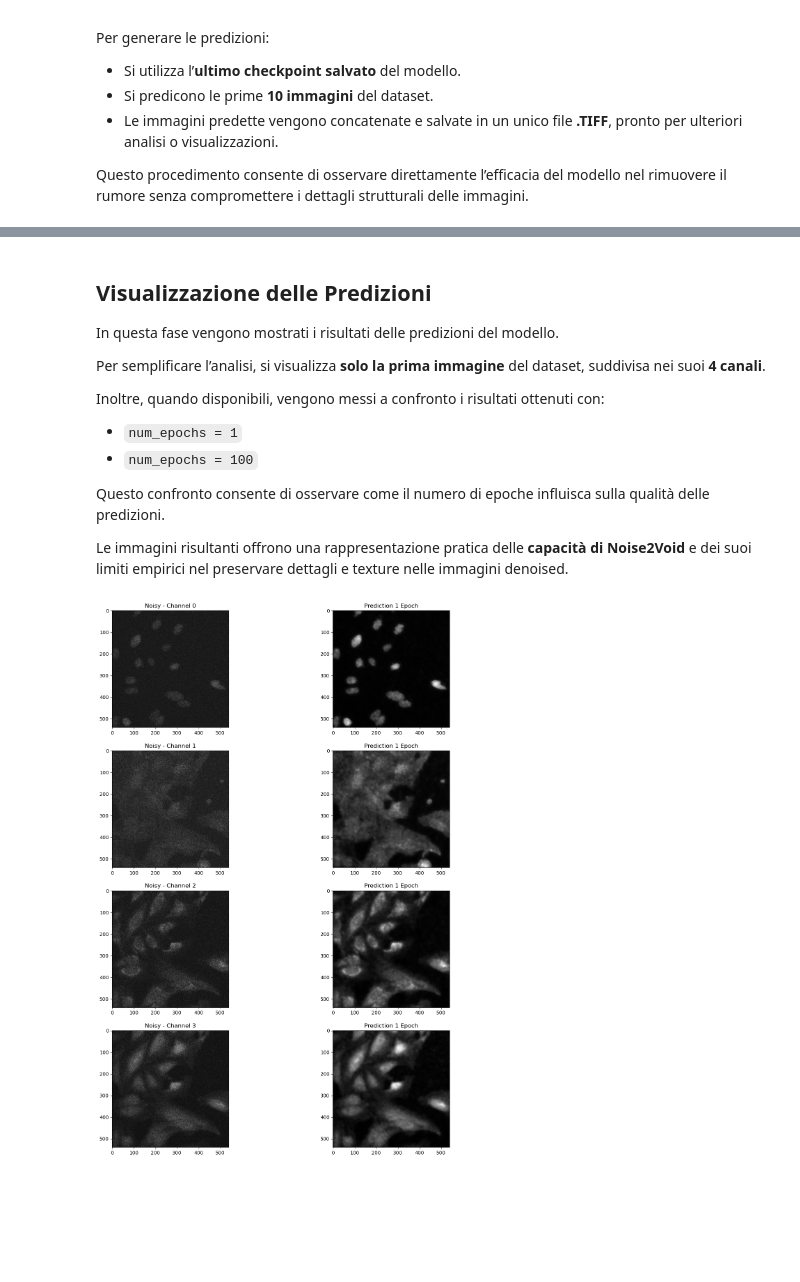
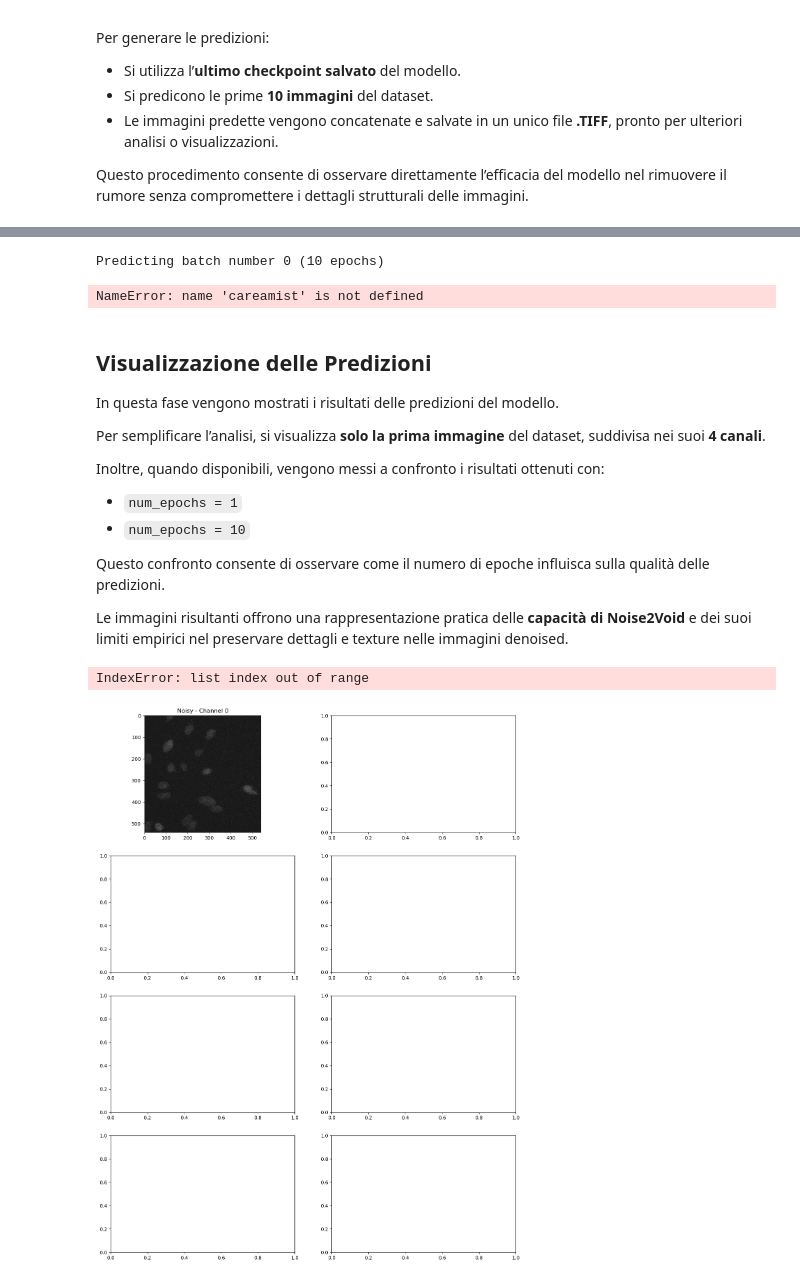
Before and after one commit to paoloparati/ProgettoPrincipiEModelliDellaPercezione, a Jupyter notebook: jump_cells.ipynb, the cells around one changed output, grey strips where cells are left out. Cells and saved outputs as stored; diff of their text form; code cells hidden in the pictures; blank space fills up the shorter version.

```diff
--- a/jump_cells.ipynb
+++ b/jump_cells.ipynb
@@ -214,3 +262,23 @@ TIFF file saved to notebooks/predictions/jump/predictions.tiff
+# %%
+output_path_10 = "notebooks/predictions/jump/predictions_10.tiff"
+predict_counter = 10  # Numero di immagini da predire
+
+predictions_10 = []
+for i in range(predict_counter):
+    print(f"Predicting batch number {i} (10 epochs)")
+    pred_batch = careamist.predict(source=train_images[i], data_type='array', axes='CYX')
+    predictions_10.append(pred_batch)
+
+predictions_10 = np.concatenate(predictions_10, axis=0).squeeze()
+
+os.makedirs(os.path.dirname(output_path_10), exist_ok=True)
+
+# salvataggio di tutte le predizioni in un unico file TIFF
+tifffile.imwrite(output_path_10, predictions_10)
+print(f"TIFF file saved to {output_path_10}")
+# %% [output]
+Predicting batch number 0 (10 epochs)
+NameError: name 'careamist' is not defined
 # %% [markdown]
 ## Visualizzazione delle Predizioni
 
@@ -221,26 +289,34 @@ Per semplificare l’analisi, si visualizza **solo la prima immagine** del datas
 Inoltre, quando disponibili, vengono messi a confronto i risultati ottenuti con:
 
 - `num_epochs = 1`
-- `num_epochs = 100`
+- `num_epochs = 10`
 
 Questo confronto consente di osservare come il numero di epoche influisca sulla qualità delle predizioni.
 
 Le immagini risultanti offrono una rappresentazione pratica delle **capacità di Noise2Void** e dei suoi limiti empirici nel preservare dettagli e texture nelle immagini denoised.
 # %%
-better_predictions_path = "notebooks/predictions/jump/predictions100.tiff"
-if os.path.exists(better_predictions_path):
-    better_predictions = tifffile.imread(better_predictions_path)
+predictions_10_path = "notebooks/predictions/jump/predictions_10.tiff"
+
+# Carica le predizioni se esistono
+if os.path.exists(predictions_10_path):
+    predictions_10 = tifffile.imread(predictions_10_path)
 else:
-    better_predictions = None
+    predictions_10 = None
 
-fig, ax = plt.subplots(4, 3 if better_predictions is not None else 2, figsize=(15, 20))
-for i in range(4):
+# Crea la figura: 3 colonne se ci sono predizioni a 10 epoche, altrimenti 2
+fig, ax = plt.subplots(4, 3 if predictions_10 is not None else 2, figsize=(15, 20))
+
+for i in range(4):  # Mostra i 4 canali della prima immagine
     ax[i, 0].imshow(train_images[0, i], cmap="gray")
     ax[i, 0].set_title(f"Noisy - Channel {i}")
     ax[i, 1].imshow(predictions[0].squeeze()[i], cmap="gray")
     ax[i, 1].set_title("Prediction 1 Epoch")
-    if (better_predictions is not None):
-        ax[i, 2].imshow(better_predictions[0].squeeze()[i], cmap="gray")
-        ax[i, 2].set_title("Prediction 100 Epoch")
+    if predictions_10 is not None:
+        ax[i, 2].imshow(predictions_10[0].squeeze()[i], cmap="gray")
+        ax[i, 2].set_title("Prediction 10 Epochs")
+
+plt.tight_layout()
+plt.show()
 # %% [output]
+IndexError: list index out of range
-[figure, old version]
+[figure, new version]
```
Also changed, not shown: parts of 7 cells of this notebook.
